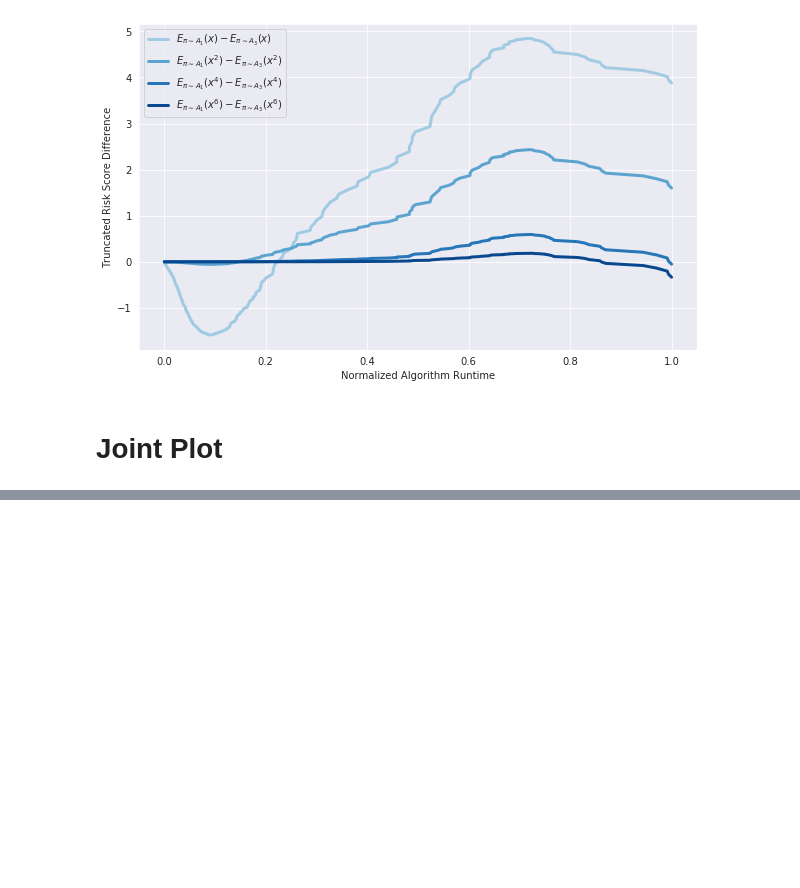
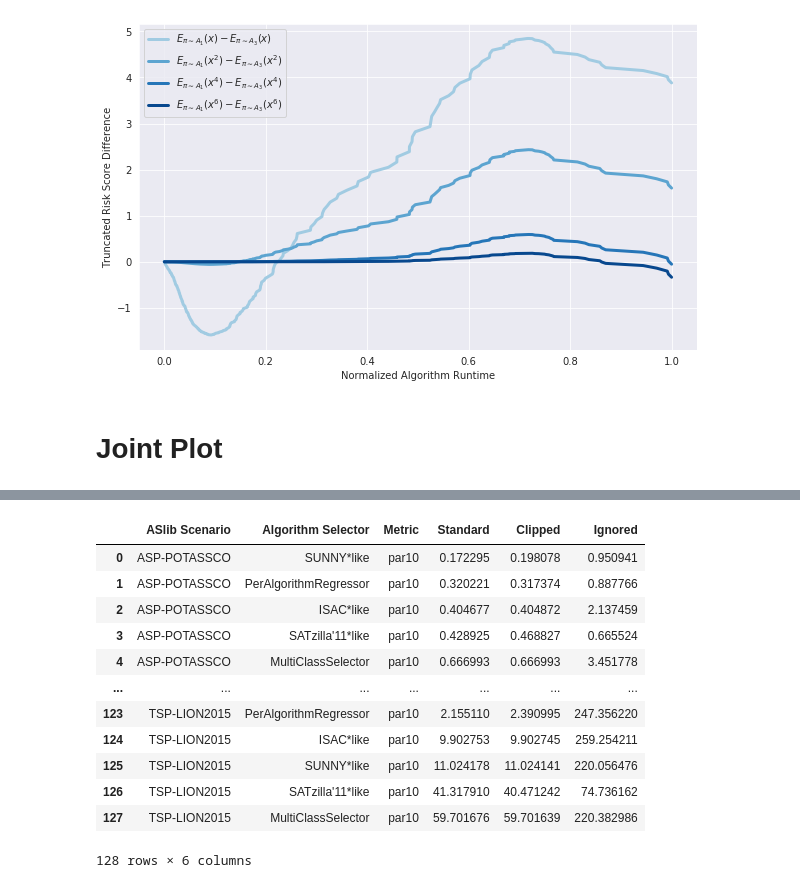
Before and after one commit to alexandertornede/algorithm_survival_analysis, a Jupyter notebook: survival_tests/results/visualization.ipynb, the cells around one changed output, grey strips where cells are left out. Cells and saved outputs as stored; diff of their text form; code cells hidden in the pictures; blank space fills up the shorter version.

```diff
--- a/survival_tests/results/visualization.ipynb
+++ b/survival_tests/results/visualization.ipynb
@@ -548,0 +659,17 @@ survival_functions[1][-4:] = 0.0247688
+# %%
+data = pd.read_csv(r'./setting_comparison.csv')
+data
+# %% [output]
+|  | ASlib Scenario | Algorithm Selector | Metric | Standard | Clipped | Ignored |
+| 0 | ASP-POTASSCO | SUNNY*like | par10 | 0.172295 | 0.198078 | 0.950941 |
+| 1 | ASP-POTASSCO | PerAlgorithmRegressor | par10 | 0.320221 | 0.317374 | 0.887766 |
+| 2 | ASP-POTASSCO | ISAC*like | par10 | 0.404677 | 0.404872 | 2.137459 |
+| 3 | ASP-POTASSCO | SATzilla'11*like | par10 | 0.428925 | 0.468827 | 0.665524 |
+| 4 | ASP-POTASSCO | MultiClassSelector | par10 | 0.666993 | 0.666993 | 3.451778 |
+| ... | ... | ... | ... | ... | ... | ... |
+| 123 | TSP-LION2015 | PerAlgorithmRegressor | par10 | 2.155110 | 2.390995 | 247.356220 |
+| 124 | TSP-LION2015 | ISAC*like | par10 | 9.902753 | 9.902745 | 259.254211 |
+| 125 | TSP-LION2015 | SUNNY*like | par10 | 11.024178 | 11.024141 | 220.056476 |
+| 126 | TSP-LION2015 | SATzilla'11*like | par10 | 41.317910 | 40.471242 | 74.736162 |
+| 127 | TSP-LION2015 | MultiClassSelector | par10 | 59.701676 | 59.701639 | 220.382986 |
+128 rows × 6 columns
```
Also changed, not shown: parts of 13 cells of this notebook, 6 other files.
